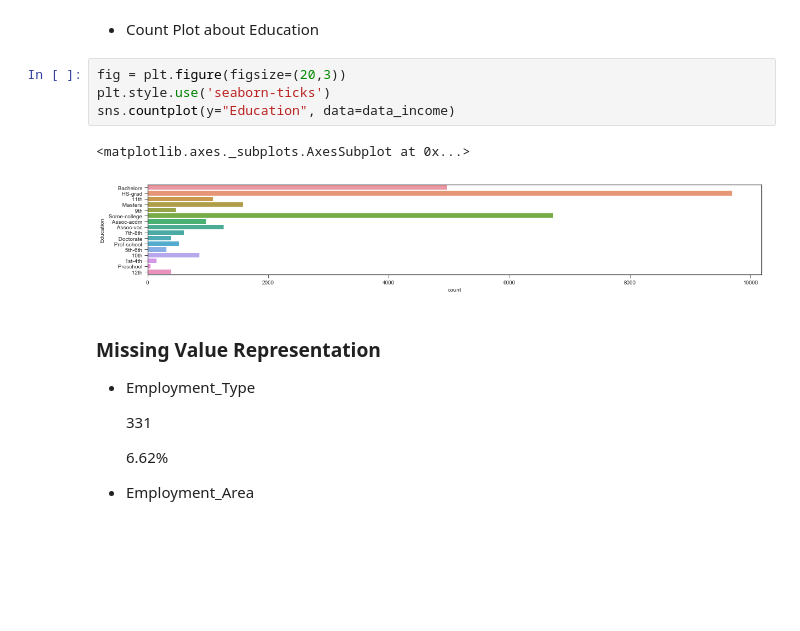
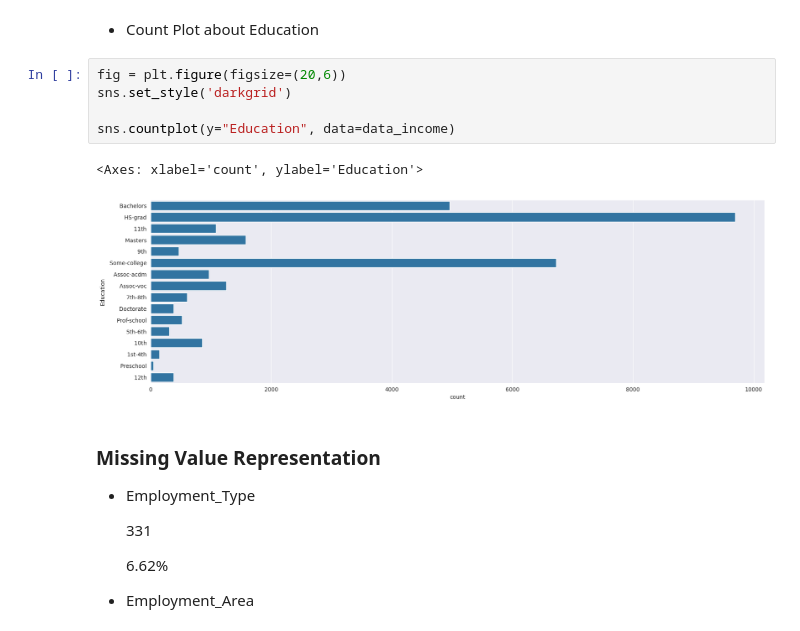
Before and after one commit to sefeoglu/AdultsDataSetUCI, a Jupyter notebook: Project_Assignment.ipynb, the cells around one changed output. Saved outputs shown, nothing was run; the diff lists cells and outputs as text; blank space fills up the shorter version.

```diff
--- a/Project_Assignment.ipynb
+++ b/Project_Assignment.ipynb
@@ -165,12 +184,13 @@ correlation_heatmap(data_income.iloc[:5000])
 # %% [markdown]
 * Count Plot about Education
 # %%
-fig = plt.figure(figsize=(20,3))
-plt.style.use('seaborn-ticks')
+fig = plt.figure(figsize=(20,6))
+sns.set_style('darkgrid')
+
 sns.countplot(y="Education", data=data_income)
 # %% [output]
-<matplotlib.axes._subplots.AxesSubplot at 0x...>
+<Axes: xlabel='count', ylabel='Education'>
-[figure, old version]
+[figure, new version]
 # %% [markdown]
 ### Missing Value Representation
 
```
Also changed, not shown: parts of 16 cells of this notebook.
